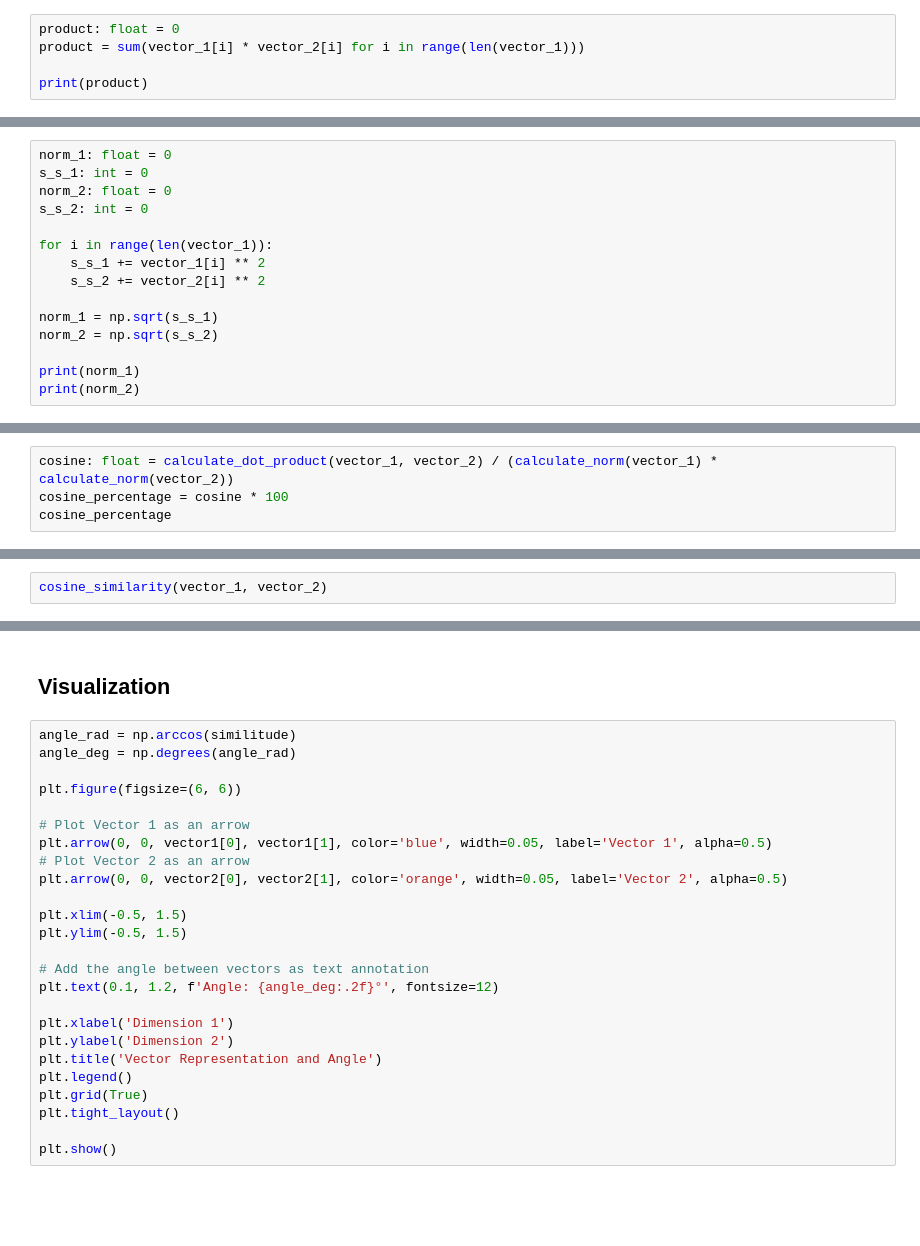
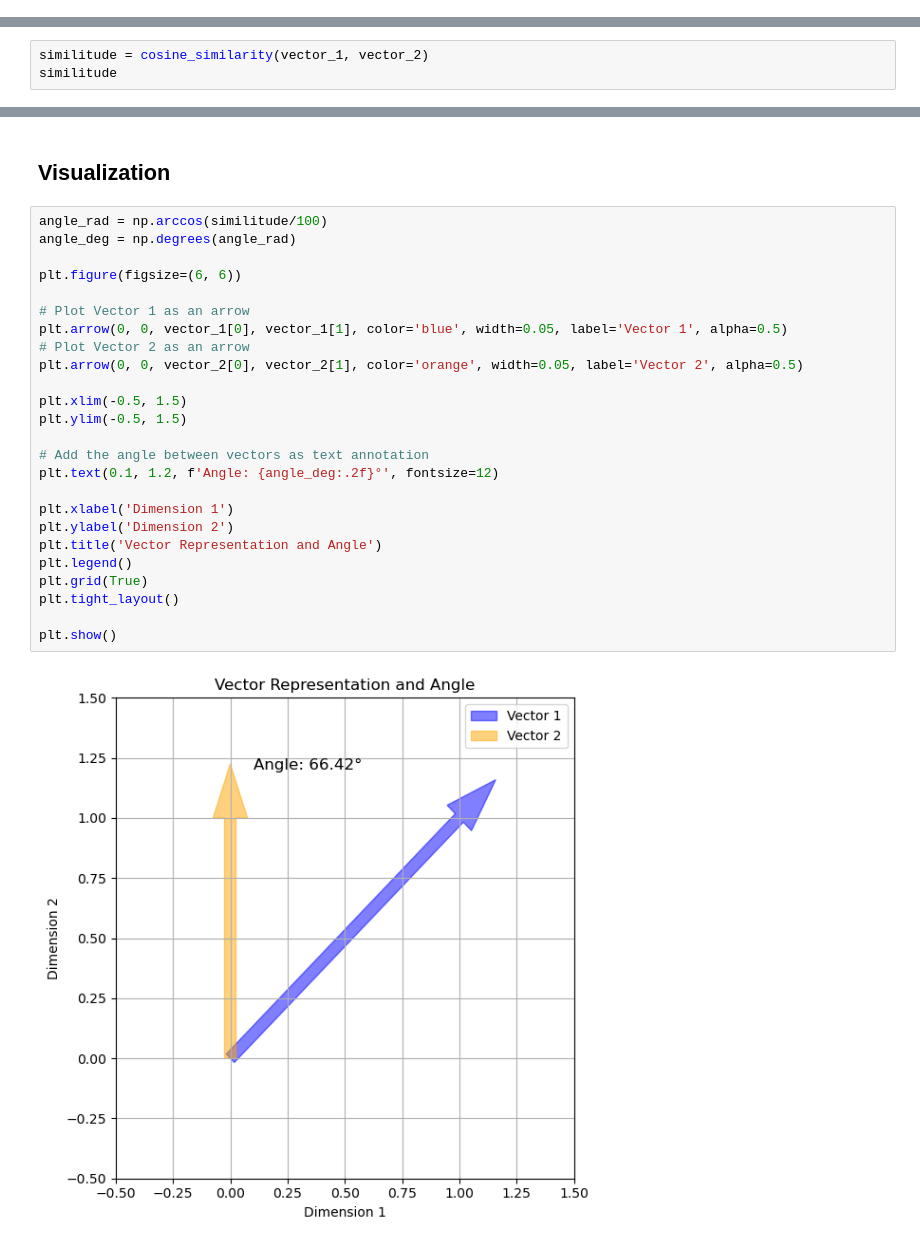
Before and after one commit to nguelewi/mfds-sen-simi, a Jupyter notebook: final.ipynb, the cells around one changed output, grey strips where cells are left out. Saved outputs shown, nothing was run; the diff lists cells and outputs as text; blank space fills up the shorter version.

```diff
--- a/final.ipynb
+++ b/final.ipynb
@@ -233,8 +182,3 @@ $$
 $$
 # %% [markdown]
 ### Calculate the dot product of two vectors
-# %%
-product: float = 0
-product = sum(vector_1[i] * vector_2[i] for i in range(len(vector_1)))
-
-print(product)
@@ -261,18 +199,3 @@ calculate_dot_product(vector_1, vector_2)
 assert calculate_dot_product(vector_1, vector_2) == np.dot(vector_1, vector_2)
 # %% [markdown]
 ### Calculate the norm of the vectors
-# %%
-norm_1: float = 0
-s_s_1: int = 0
-norm_2: float = 0
-s_s_2: int = 0
-
-for i in range(len(vector_1)):
-    s_s_1 += vector_1[i] ** 2
-    s_s_2 += vector_2[i] ** 2
-
-norm_1 = np.sqrt(s_s_1)
-norm_2 = np.sqrt(s_s_2)
-
-print(norm_1)
-print(norm_2)
@@ -296,7 +214,3 @@ calculate_norm(vector_1)
 assert calculate_norm(vector_2) == np.linalg.norm(vector_2)
 # %% [markdown]
 ### Finally, calculate the cosine similarity
-# %%
-cosine: float = calculate_dot_product(vector_1, vector_2) / (calculate_norm(vector_1) * calculate_norm(vector_2))
-cosine_percentage = cosine * 100
-cosine_percentage
@@ -316,7 +228,8 @@ def cosine_similarity(vector1, vector2):
     cosine_percentage = cosine * 100
     return cosine_percentage
 # %%
-cosine_similarity(vector_1, vector_2)
+similitude = cosine_similarity(vector_1, vector_2)
+similitude
 # %% [output]
 39.99999999999999
 # %% [markdown]
@@ -326,27 +239,29 @@ cosine_similarity(vector_1, vector_2)
 # %% [markdown]
 ## Visualization
 # %%
-angle_rad = np.arccos(similitude)
+angle_rad = np.arccos(similitude/100)
 angle_deg = np.degrees(angle_rad)
 
 plt.figure(figsize=(6, 6))
 
 # Plot Vector 1 as an arrow
-plt.arrow(0, 0, vector1[0], vector1[1], color='blue', width=0.05, label='Vector 1', alpha=0.5)
+plt.arrow(0, 0, vector_1[0], vector_1[1], color='blue', width=0.05, label='Vector 1', alpha=0.5)
 # Plot Vector 2 as an arrow
-plt.arrow(0, 0, vector2[0], vector2[1], color='orange', width=0.05, label='Vector 2', alpha=0.5)
+plt.arrow(0, 0, vector_2[0], vector_2[1], color='orange', width=0.05, label='Vector 2', alpha=0.5)
 
 plt.xlim(-0.5, 1.5)
 plt.ylim(-0.5, 1.5)
 
 # Add the angle between vectors as text annotation
 plt.text(0.1, 1.2, f'Angle: {angle_deg:.2f}°', fontsize=12)
 
 plt.xlabel('Dimension 1')
 plt.ylabel('Dimension 2')
 plt.title('Vector Representation and Angle')
 plt.legend()
 plt.grid(True)
 plt.tight_layout()
 
 plt.show()
+# %% [output]
+[figure, added]
```
Also changed, not shown: parts of 22 cells of this notebook.
